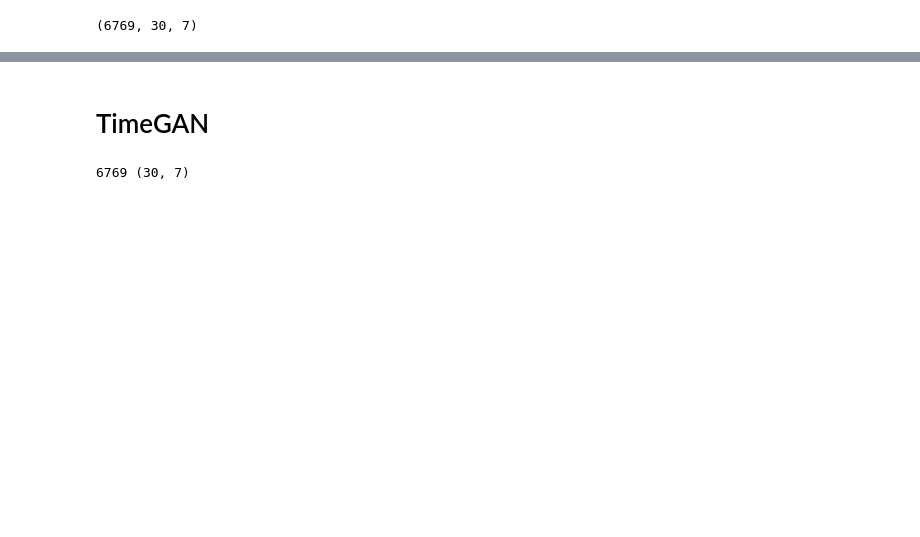
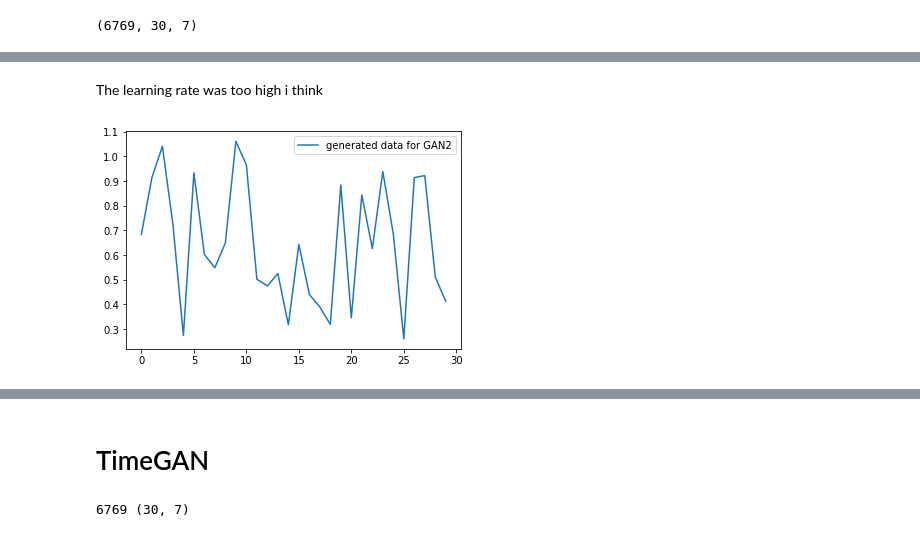
Before and after one commit to ofilion/financial-data-generation, a Jupyter notebook: Project.ipynb, the cells around one changed output, grey strips where cells are left out. Cells and saved outputs as stored; diff of their text form; code cells hidden in the pictures; blank space fills up the shorter version.

```diff
--- a/Project.ipynb
+++ b/Project.ipynb
@@ -209,0 +217,36 @@ plt.show()
+# %%
+class Generator2(torch.nn.Module):
+
+    def __init__(self, input_length: int):
+        super(Generator2, self).__init__()
+        self.net = nn.Sequential(
+                                 nn.Linear(input_length,500),
+                                 nn.ReLU(inplace=True),
+                                 nn.Linear(500,1200),
+                                 nn.ReLU(inplace=True),
+                                 nn.Linear(1200,800),
+                                 nn.ReLU(inplace=True),
+                                 nn.Linear(800,input_length)
+                                    )
+    def forward(self, x):
+        return self.net(x)
+# %%
+class Discriminator2(nn.Module):
+    def __init__(self, input_length: int):
+        super(Discriminator2, self).__init__()
+        self.net = nn.Sequential(
+                                 nn.Linear(input_length,500),
+                                 nn.ReLU(inplace=True),
+                                 nn.Linear(500,400),
+                                 nn.ReLU(inplace=True),
+                                 nn.Linear(400,400),
+                                 nn.ReLU(inplace=True),
+                                 nn.Linear(400,1),
+                                 nn.Sigmoid()
+                                    )
+    def forward(self, x):
+        return self.net(x)
+# %%
+generator2 = Generator2(reshaped_data.shape[1])
+discriminator2 = Discriminator2(reshaped_data.shape[1])
+gen2, disc2 = train_gan(reshaped_data, 300, generator2, discriminator2,0.005)
@@ -209,0 +264,13 @@ plt.show()
+# %% [markdown]
+The learning rate was too high i think
+# %%
+noise = torch.rand(reshaped_data.shape[0], reshaped_data.shape[1])
+generated_data2 = gen2(noise)
+generated_data2 = generated_data2.reshape(data.shape[0],data.shape[1],data.shape[2])
+generated_data2 = generated_data2.detach().numpy()
+# %%
+plt.plot(generated_data2[0,:,0],label='generated data for GAN2')
+plt.legend()
+plt.show()
+# %% [output]
+[figure, added]
```
Also changed, not shown: parts of 28 cells of this notebook, 3 other files.
